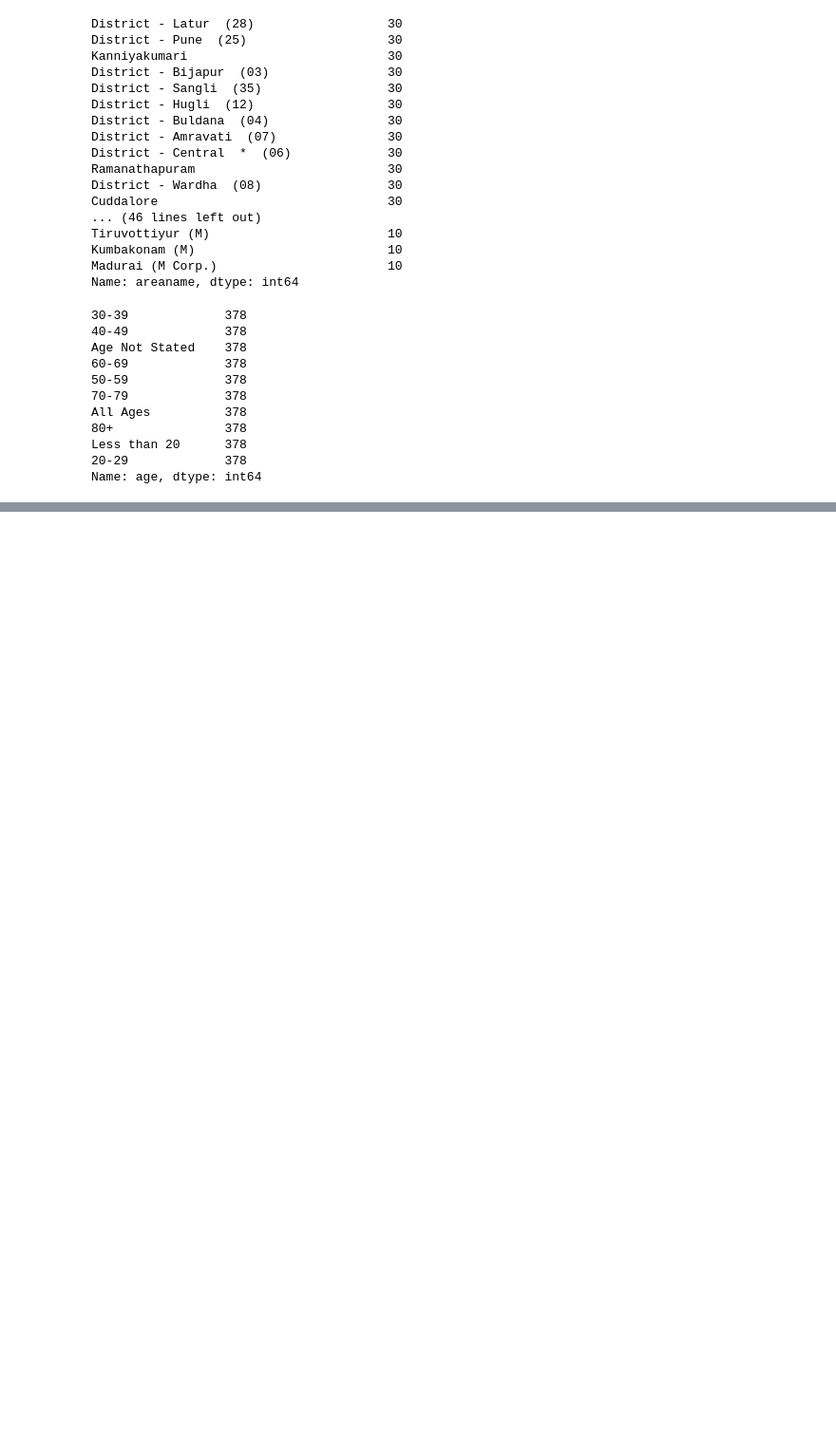
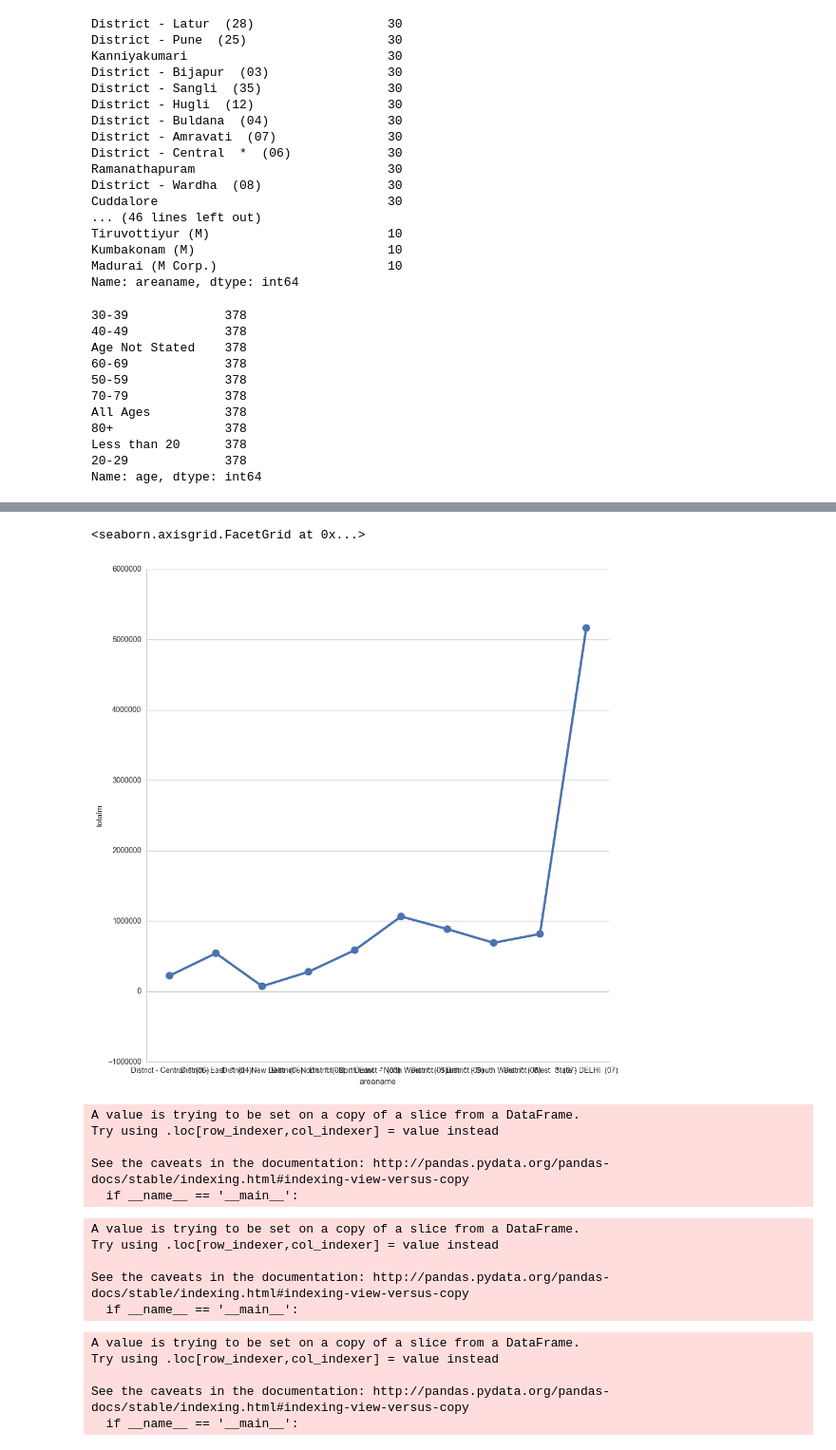
Before and after one commit to architumrao11/Alankan-Data-Set, a Jupyter notebook: Alankan Case Study.ipynb, the cells around one changed output, grey strips where cells are left out. Shown at 95% size. Cells and saved outputs as stored; diff of their text form; code cells hidden in the pictures; blank space fills up the shorter version.

```diff
--- a/Alankan Case Study.ipynb
+++ b/Alankan Case Study.ipynb
@@ -410,0 +421,6 @@ total_df.shape
+# %%
+sat_d=sat[sat.statecode==7]
+sat_w=sat[sat.statecode==19]
+sat_m=sat[sat.statecode==27]
+sat_k=sat[sat.statecode==29]
+sat_t=sat[sat.statecode==33]
@@ -410,0 +447,3 @@ total_df.shape
+# %%
+sat_d_t=sat_d[sat_d.tru=="t"]
+sat_d_t.shape
@@ -410,0 +452,2 @@ total_df.shape
+# %%
+sat_d_t.areaname=sat_d_t.areaname.map({' Central':'Central', ' East':'East',' New Delhi':'New Delhi', ' North':'North', ' North East':'North East',' North West':'North West', ' South': 'South', ' South West':'South West', ' West':'West'})
@@ -410,0 +460,2 @@ total_df.shape
+# %%
+sat_d_t.drop(["otherm","otherf"],axis=1,inplace=True)
@@ -410,0 +537,5 @@ total_df.shape
+# %%
+sns.factorplot("areaname","totalm",data=sat_d_t,size=10)
+# %% [output]
+<seaborn.axisgrid.FacetGrid at 0x...>
+[figure, added]
@@ -410,0 +550,24 @@ total_df.shape
+# %%
+sat_d_t["areaname"]=sat_d_t["areaname"].str.split("-").map(lambda x: x[1])
+# %% [output]
+A value is trying to be set on a copy of a slice from a DataFrame.
+Try using .loc[row_indexer,col_indexer] = value instead
+
+See the caveats in the documentation: http://pandas.pydata.org/pandas-docs/stable/indexing.html#indexing-view-versus-copy
+  if __name__ == '__main__':
+# %%
+sat_d_t["areaname"]=sat_d_t["areaname"].str.split("*").map(lambda x: x[0])
+# %% [output]
+A value is trying to be set on a copy of a slice from a DataFrame.
+Try using .loc[row_indexer,col_indexer] = value instead
+
+See the caveats in the documentation: http://pandas.pydata.org/pandas-docs/stable/indexing.html#indexing-view-versus-copy
+  if __name__ == '__main__':
+# %%
+sat_d_t["areaname"]=sat_d_t["areaname"].str.split("  ").map(lambda x: x[0])
+# %% [output]
+A value is trying to be set on a copy of a slice from a DataFrame.
+Try using .loc[row_indexer,col_indexer] = value instead
+
+See the caveats in the documentation: http://pandas.pydata.org/pandas-docs/stable/indexing.html#indexing-view-versus-copy
+  if __name__ == '__main__':
```
Also changed, not shown: parts of 24 cells of this notebook.
